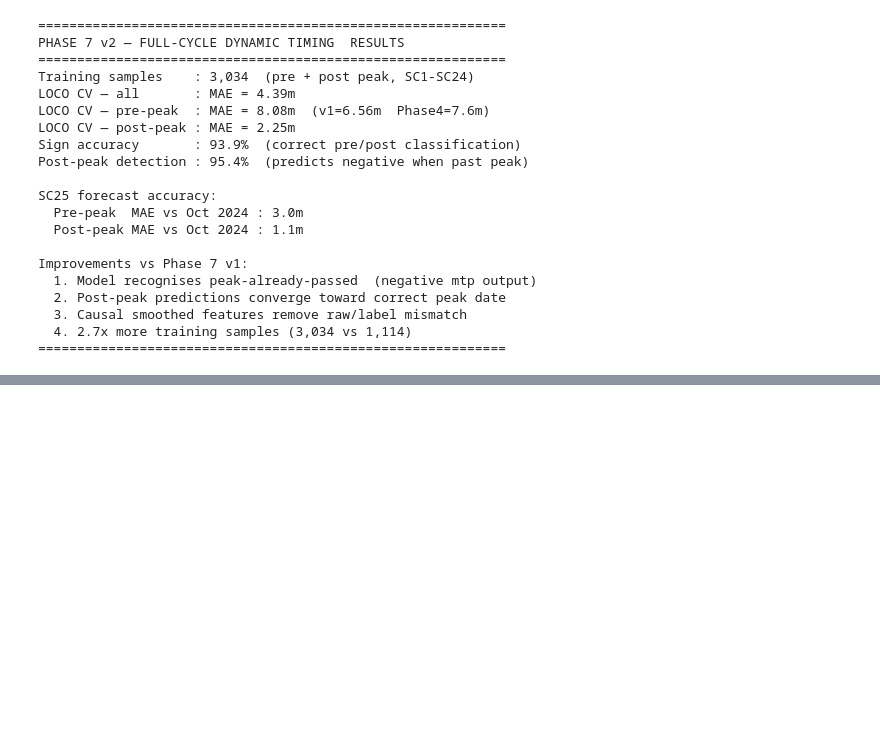
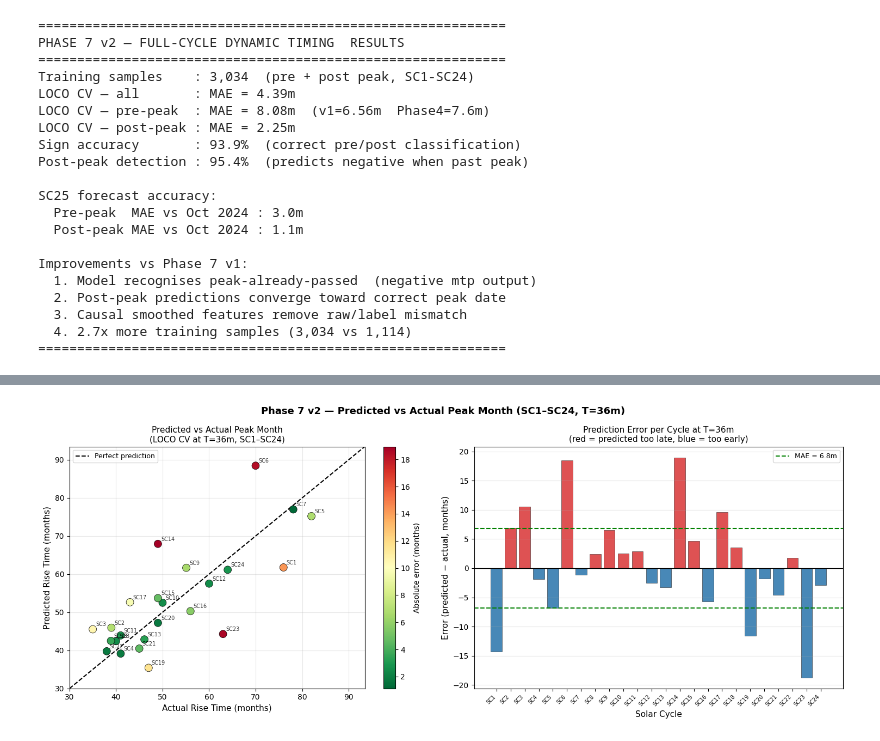
Before and after one commit to anishpitchuka/solar-cycle-prediction, a Jupyter notebook: phase7v2/phase7v2_fullcycle_timing.ipynb, the cells around one changed output, grey strips where cells are left out. Drawn from its saved outputs; the diff is of its cells as text; code cells hidden in the pictures; blank space fills up the shorter version.

Commit message:
run tests on SC24 using phase7v2

```diff
--- a/phase7v2/phase7v2_fullcycle_timing.ipynb
+++ b/phase7v2/phase7v2_fullcycle_timing.ipynb
@@ -556,0 +693,90 @@ Improvements vs Phase 7 v1:
+# %%
+# Pull LOCO CV prediction at T=36 for each cycle (or nearest available T)
+TARGET_T = 36
+rows = []
+for cid in sorted(cv['Cycle_ID'].unique()):
+    cyc_cv = cv[cv['Cycle_ID'] == cid]
+    # Get prediction at T=36, or nearest T
+    exact = cyc_cv[cyc_cv['t_elapsed'] == TARGET_T]
+    if exact.empty:
+        nearest = cyc_cv.iloc[(cyc_cv['t_elapsed'] - TARGET_T).abs().argsort()[:1]]
+        row = nearest.iloc[0]
+    else:
+        row = exact.iloc[0]
+    # actual rise time = y_true + T  (since target = rise - T)
+    actual_rise = row['y_true'] + row['t_elapsed']
+    pred_rise   = row['y_pred'] + row['t_elapsed']
+    rows.append({
+        'Cycle_ID':    cid,
+        'T_used':      row['t_elapsed'],
+        'actual_rise': actual_rise,
+        'pred_rise':   pred_rise,
+        'error':       pred_rise - actual_rise,
+    })
+
+pred_act = pd.DataFrame(rows)
+print(pred_act[['Cycle_ID','actual_rise','pred_rise','error']].to_string(index=False))
+print(f'\nMAE at T=36 : {pred_act["error"].abs().mean():.2f} months')
+
+# ── Plot ──────────────────────────────────────────────────────────────────
+fig, axes = plt.subplots(1, 2, figsize=(15, 6))
+
+# --- Panel 1: Scatter predicted vs actual ---
+ax = axes[0]
+errors     = pred_act['error'].values
+abs_errors = np.abs(errors)
+norm       = plt.Normalize(abs_errors.min(), abs_errors.max())
+colors_sc  = plt.cm.RdYlGn_r(norm(abs_errors))
+
+sc = ax.scatter(pred_act['actual_rise'], pred_act['pred_rise'],
+                c=abs_errors, cmap='RdYlGn_r', s=100, zorder=3,
+                edgecolors='black', linewidths=0.5)
+
+# Perfect prediction line
+lim_min = min(pred_act['actual_rise'].min(), pred_act['pred_rise'].min()) - 5
+lim_max = max(pred_act['actual_rise'].max(), pred_act['pred_rise'].max()) + 5
+ax.plot([lim_min, lim_max], [lim_min, lim_max], 'k--', lw=1.5,
+        label='Perfect prediction', zorder=2)
+
+# Label each cycle
+for _, r in pred_act.iterrows():
+    ax.annotate(f'SC{int(r["Cycle_ID"])}',
+                xy=(r['actual_rise'], r['pred_rise']),
+                xytext=(4, 4), textcoords='offset points', fontsize=7, alpha=0.8)
+
+plt.colorbar(sc, ax=ax, label='Absolute error (months)')
+ax.set_xlabel('Actual Rise Time (months)', fontsize=11)
+ax.set_ylabel('Predicted Rise Time (months)', fontsize=11)
+ax.set_title(f'Predicted vs Actual Peak Month\n(LOCO CV at T={TARGET_T}m, SC1–SC24)', fontsize=11)
+ax.legend(fontsize=9)
+ax.grid(alpha=0.3)
+ax.set_xlim(lim_min, lim_max)
+ax.set_ylim(lim_min, lim_max)
+
+# --- Panel 2: Error bar chart per cycle ---
+ax2 = axes[1]
+bar_colors = ['#d62728' if e > 0 else '#1a6aa5' for e in pred_act['error']]
+bars = ax2.bar(pred_act['Cycle_ID'], pred_act['error'],
+               color=bar_colors, alpha=0.8, edgecolor='black', linewidth=0.4)
+ax2.axhline(0, color='black', lw=1)
+ax2.axhline(pred_act['error'].abs().mean(),  color='green', ls='--', lw=1.5,
+            label=f'MAE = {pred_act["error"].abs().mean():.1f}m')
+ax2.axhline(-pred_act['error'].abs().mean(), color='green', ls='--', lw=1.5)
+
+ax2.set_xlabel('Solar Cycle', fontsize=11)
+ax2.set_ylabel('Error (predicted − actual, months)', fontsize=11)
+ax2.set_title(f'Prediction Error per Cycle at T={TARGET_T}m\n(red = predicted too late, blue = too early)',
+              fontsize=11)
+ax2.set_xticks(pred_act['Cycle_ID'])
+ax2.set_xticklabels([f'SC{int(c)}' for c in pred_act['Cycle_ID']],
+                     rotation=45, ha='right', fontsize=7)
+ax2.legend(fontsize=9)
+ax2.grid(axis='y', alpha=0.3)
+
+plt.suptitle('Phase 7 v2 — Predicted vs Actual Peak Month (SC1–SC24, T=36m)',
+             fontsize=13, fontweight='bold')
+plt.tight_layout()
+plt.savefig(PLOTS_DIR / 'p7v2_predicted_vs_actual_per_cycle.png', dpi=150, bbox_inches='tight')
+plt.show()
+print('Saved: plots/p7v2_predicted_vs_actual_per_cycle.png')
+# %% [output]
@@ -556,0 +800 @@ Improvements vs Phase 7 v1:
+[figure, added]
```
Also changed, not shown: parts of 4 cells of this notebook, 6 other files.
